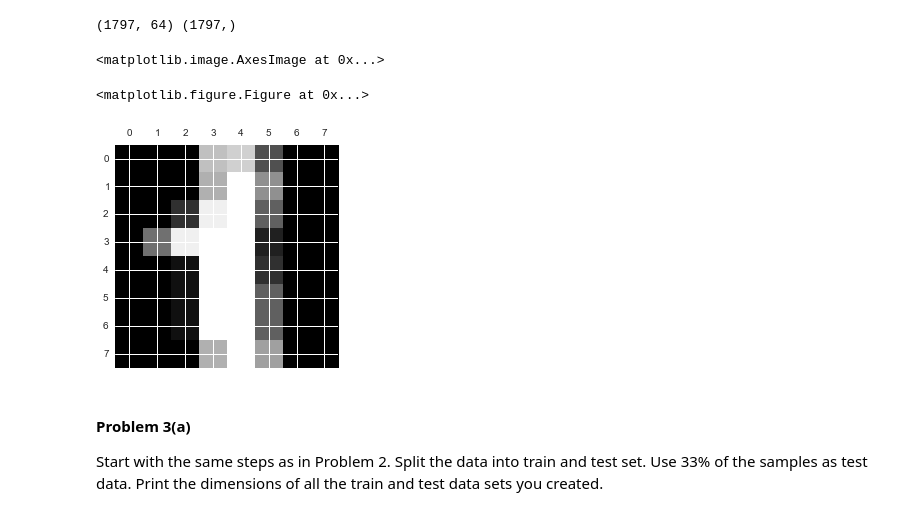
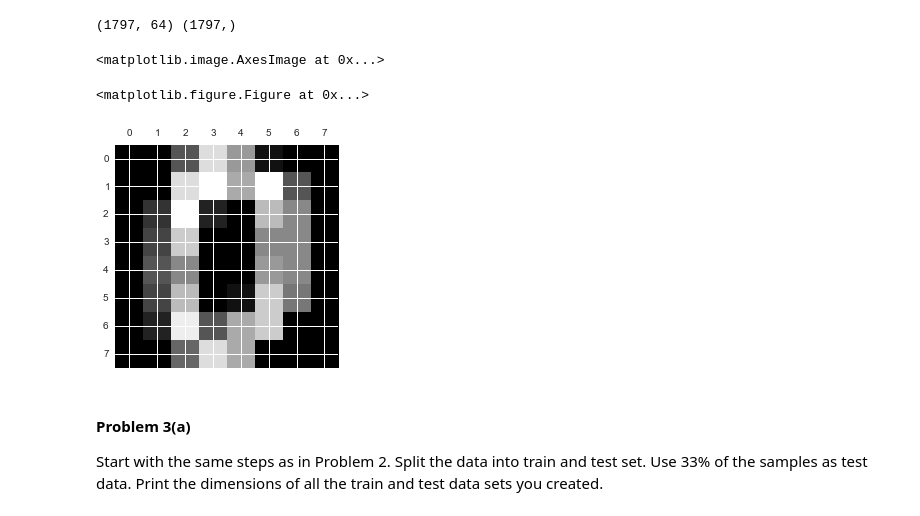
Before and after one commit to kanstantsin/cs109-2014, a Jupyter notebook: homework/HW3.ipynb, the cells around one changed output. Drawn from its saved outputs; the diff is of its cells as text; code cells hidden in the pictures.

```diff
--- a/homework/HW3.ipynb
+++ b/homework/HW3.ipynb
@@ -606,11 +620,11 @@ print X.shape, Y.shape
 (1797, 64) (1797,)
 # %%
 plt.gray()
-plt.matshow(digits.images[1])
+plt.matshow(digits.images[0])
 # %% [output]
 <matplotlib.image.AxesImage at 0x...>
 <matplotlib.figure.Figure at 0x...>
-[figure, old version]
+[figure, new version]
 # %% [markdown]
 #### Problem 3(a)
 
```
Also changed, not shown: parts of 40 cells of this notebook.
